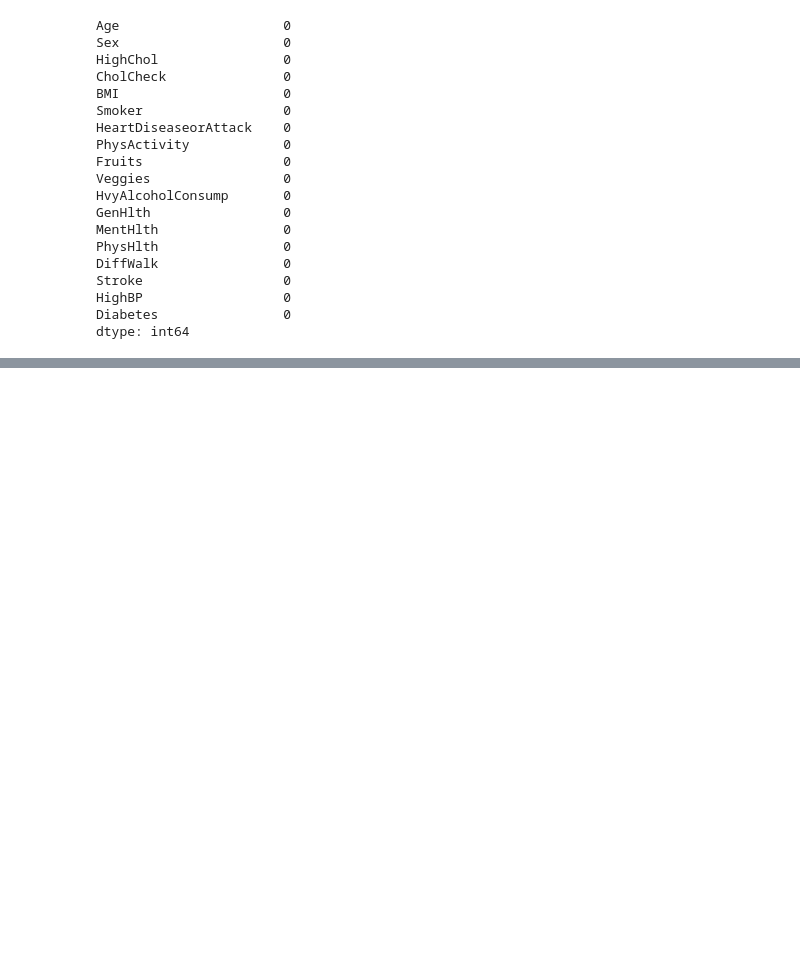
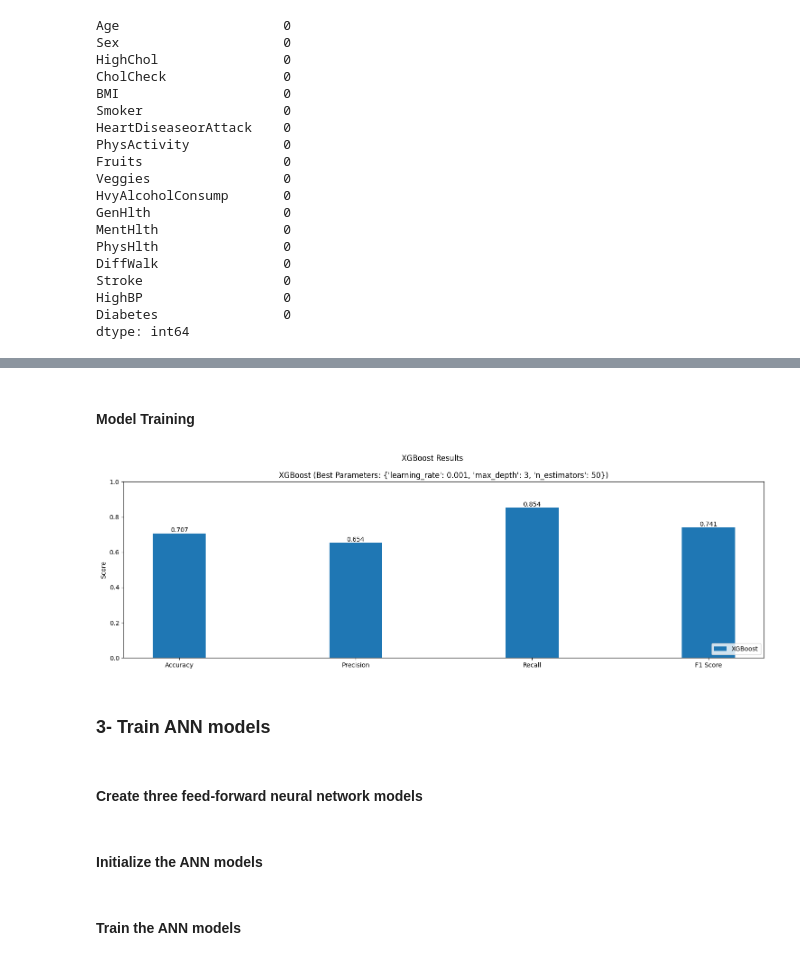
Before and after one commit to DiaeddinTahboub/Assignment_3-Machine_Learning, a Jupyter notebook: Assignment_3.ipynb, the cells around one changed output, grey strips where cells are left out. Cells and saved outputs as stored; diff of their text form; code cells hidden in the pictures; blank space fills up the shorter version.

```diff
--- a/Assignment_3.ipynb
+++ b/Assignment_3.ipynb
@@ -405,0 +270,48 @@ Accuracy for third NN model: 0.7431400418281555
+# %%
+param_grid = {
+    "n_estimators": [50, 100, 200, 300],
+    "max_depth": [3, 5, 7],
+    "learning_rate": [0.1, 0.01, 0.001],
+}
+# %% [markdown]
+#### **Model Training**
+# %%
+xgb_classifier = xgb.XGBClassifier(random_state=42)
+grid_search = GridSearchCV(
+    estimator=xgb_classifier, param_grid=param_grid, n_jobs=-1, scoring="recall"
+)
+grid_search.fit(X_train, y_train)
+best_model = grid_search.best_estimator_
+best_params = grid_search.best_params_
+xgb_accuracy = accuracy_score(y_validation, best_model.predict(X_validation))
+xgb_precision = precision_score(y_validation, best_model.predict(X_validation))
+xgb_recall = recall_score(y_validation, best_model.predict(X_validation))
+xgb_f1 = f1_score(y_validation, best_model.predict(X_validation))
+
+# Plotting
+results_fig, results_ax = plt.subplots(1, 1, figsize=(15, 5))
+results_fig.suptitle("XGBoost Results")
+results_ax.bar(
+    np.arange(4),
+    [xgb_accuracy, xgb_precision, xgb_recall, xgb_f1],
+    width=0.3,
+    label=f"XGBoost",
+)
+results_ax.set_xticks(np.arange(4))
+results_ax.set_xticklabels(["Accuracy", "Precision", "Recall", "F1 Score"])
+results_ax.set_ylabel("Score")
+results_ax.set_ylim([0, 1])
+results_ax.set_title(f"XGBoost (Best Parameters: {best_params})")
+results_ax.legend(loc="lower right")
+
+results_ax.text(0, xgb_accuracy, round(xgb_accuracy, 3), ha="center", va="bottom")
+results_ax.text(1, xgb_precision, round(xgb_precision, 3), ha="center", va="bottom")
+results_ax.text(2, xgb_recall, round(xgb_recall, 3), ha="center", va="bottom")
+results_ax.text(3, xgb_f1, round(xgb_f1, 3), ha="center", va="bottom")
+
+plt.tight_layout()
+plt.show()
+# %% [output]
+[figure, added]
+# %% [markdown]
+### **3- Train ANN models**
@@ -405,0 +320,2 @@ Accuracy for third NN model: 0.7431400418281555
+# %% [markdown]
+#### **Create three feed-forward neural network models**
@@ -405,0 +376,2 @@ Accuracy for third NN model: 0.7431400418281555
+# %% [markdown]
+#### **Initialize the ANN models**
@@ -405,0 +382,2 @@ Accuracy for third NN model: 0.7431400418281555
+# %% [markdown]
+#### **Train the ANN models**
```
Also changed, not shown: parts of 52 cells of this notebook.
